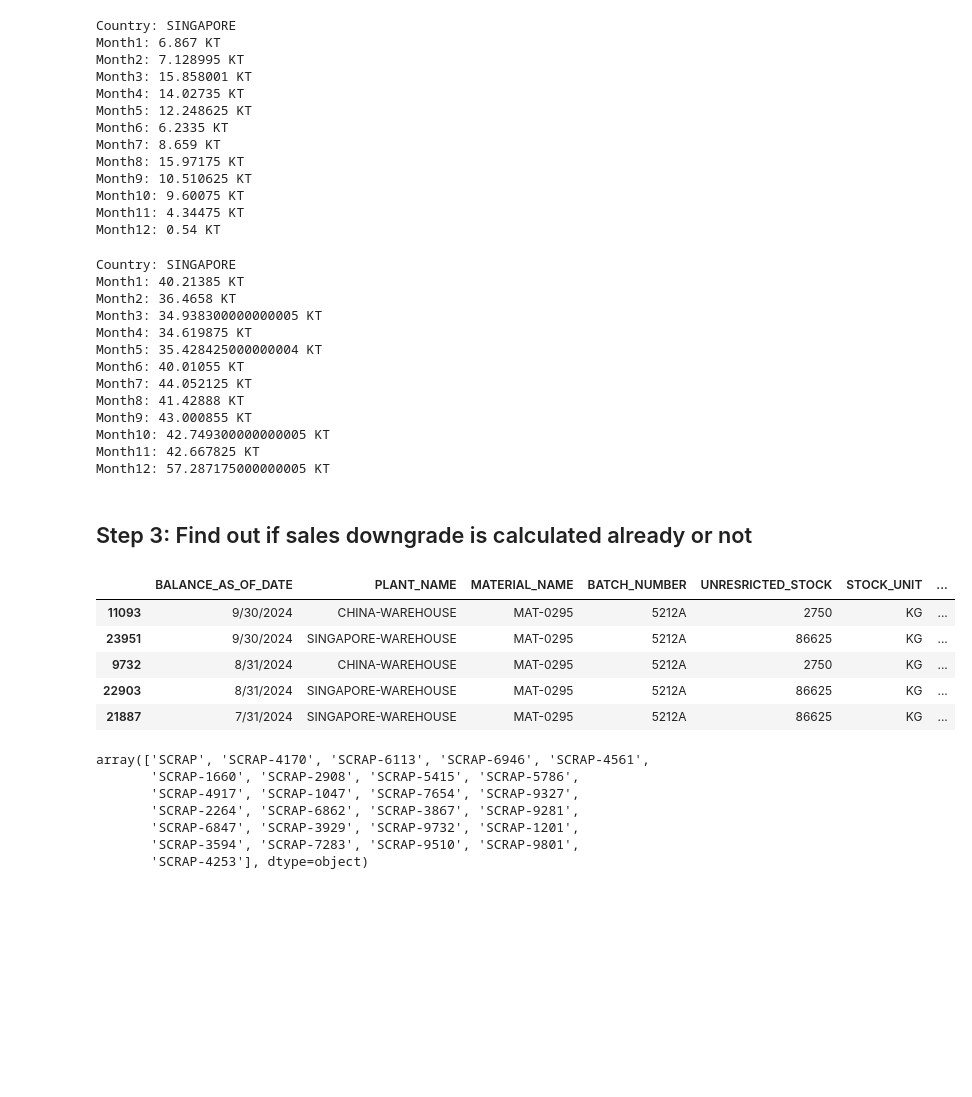
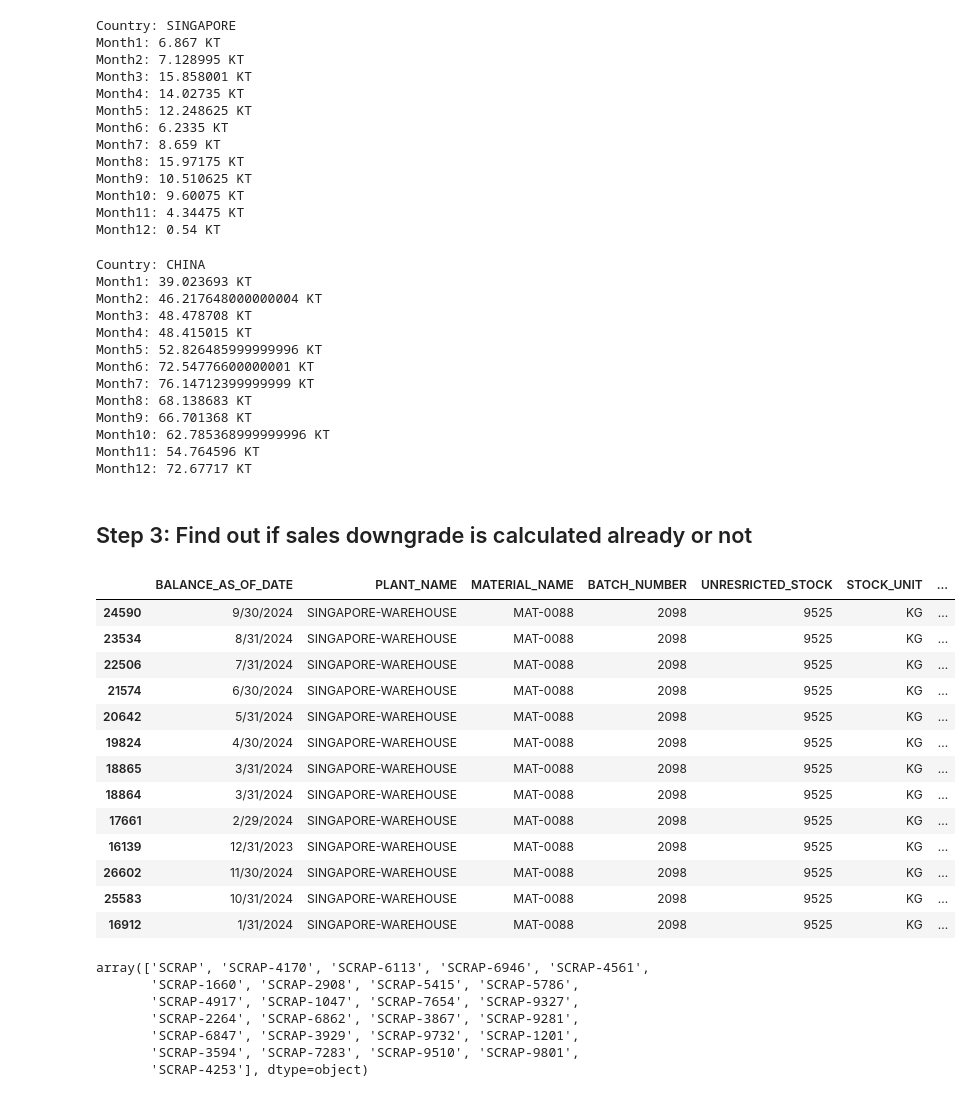
Before and after one commit to KatieMarsh/EM_Bootcathon2025, a Jupyter notebook: EDA.ipynb, the cells around one changed output. Saved outputs shown, nothing was run; the diff lists cells and outputs as text; code cells hidden in the pictures; blank space fills up the shorter version.

```diff
--- a/EDA.ipynb
+++ b/EDA.ipynb
@@ -57,7 +57,7 @@ print("\nMaterials :\n", material_master_df.duplicated().sum())
 print("\nOperation Costs :\n", operation_cost_df.duplicated().sum())
 print("\nOutbound :\n", outbound_df.duplicated().sum())
 # inbound_df = inbound_df.drop_duplicates()
-inventory_df = inventory_df.drop_duplicates()
+# inventory_df = inventory_df.drop_duplicates()
 # outbound_df = outbound_df.drop_duplicates()
 # %% [output]
 Inbound :
@@ -234,24 +234,24 @@ Month10: 9.60075 KT
 Month11: 4.34475 KT
 Month12: 0.54 KT
 # %%
-country = "SINGAPORE"
+country = "CHINA"
 print("Country: " + country)
 for i in range(12):
     filter_by_month(inventory_df, i+1, 2024, country, "UNRESRICTED_STOCK", divide_by=1000)
 # %% [output]
-Country: SINGAPORE
-Month1: 40.21385 KT
-Month2: 36.4658 KT
-Month3: 34.938300000000005 KT
-Month4: 34.619875 KT
-Month5: 35.428425000000004 KT
-Month6: 40.01055 KT
-Month7: 44.052125 KT
-Month8: 41.42888 KT
-Month9: 43.000855 KT
-Month10: 42.749300000000005 KT
-Month11: 42.667825 KT
-Month12: 57.287175000000005 KT
+Country: CHINA
+Month1: 39.023693 KT
+Month2: 46.217648000000004 KT
+Month3: 48.478708 KT
+Month4: 48.415015 KT
+Month5: 52.826485999999996 KT
+Month6: 72.54776600000001 KT
+Month7: 76.14712399999999 KT
+Month8: 68.138683 KT
+Month9: 66.701368 KT
+Month10: 62.785368999999996 KT
+Month11: 54.764596 KT
+Month12: 72.67717 KT
 # %%
 def inventory_filter_by_month(month_num, year, country):
     inbound_df['INBOUND_DATE'] = pd.to_datetime(inbound_df['INBOUND_DATE'], format='%Y/%m/%d', errors='coerce')
@@ -265,25 +265,33 @@ def inventory_filter_by_month(month_num, year, country):
 # %%
 # Merge datasets
 batch_merged_df = pd.merge(inventory_df, material_master_df, on='MATERIAL_NAME')
 # Filter out 'SCRAP' batches
 batch_merged_df = batch_merged_df[~batch_merged_df['BATCH_NUMBER'].str.contains('SCRAP', na=False)]
 # Filter for batch numbers that are in inventory for more than shelf life
 batch_counts = batch_merged_df['BATCH_NUMBER'].value_counts().rename('BATCH_COUNT')
 batch_merged_df = batch_merged_df.merge(batch_counts, left_on='BATCH_NUMBER', right_index=True)
 batch_filtered_df = batch_merged_df[batch_merged_df['BATCH_COUNT'] > batch_merged_df['SHELF_LIFE_IN_MONTH']]
 batch_filtered_df = batch_filtered_df.sort_values(by='BATCH_COUNT', ascending=False)
 # Divide sales value by quantity to get per MT
 batch_filtered_df['VALUE_PER_KG'] = batch_filtered_df['STOCK_SELL_VALUE'] / (batch_filtered_df['UNRESRICTED_STOCK'])
 batch_filtered_df = batch_filtered_df.sort_values(by='BALANCE_AS_OF_DATE', ascending=False)
 # Check the sales value for those items if they go down by the percentage
-batch_filtered_df[batch_filtered_df['BATCH_NUMBER'] == '5212A'].head()
+batch_filtered_df[batch_filtered_df['BATCH_NUMBER'] == '2098']
 # %% [output]
 |  | BALANCE_AS_OF_DATE | PLANT_NAME | MATERIAL_NAME | BATCH_NUMBER | UNRESRICTED_STOCK | STOCK_UNIT | ... |
-| 11093 | 9/30/2024 | CHINA-WAREHOUSE | MAT-0295 | 5212A | 2750 | KG | ... |
-| 23951 | 9/30/2024 | SINGAPORE-WAREHOUSE | MAT-0295 | 5212A | 86625 | KG | ... |
-| 9732 | 8/31/2024 | CHINA-WAREHOUSE | MAT-0295 | 5212A | 2750 | KG | ... |
-| 22903 | 8/31/2024 | SINGAPORE-WAREHOUSE | MAT-0295 | 5212A | 86625 | KG | ... |
-| 21887 | 7/31/2024 | SINGAPORE-WAREHOUSE | MAT-0295 | 5212A | 86625 | KG | ... |
+| 24590 | 9/30/2024 | SINGAPORE-WAREHOUSE | MAT-0088 | 2098 | 9525 | KG | ... |
+| 23534 | 8/31/2024 | SINGAPORE-WAREHOUSE | MAT-0088 | 2098 | 9525 | KG | ... |
+| 22506 | 7/31/2024 | SINGAPORE-WAREHOUSE | MAT-0088 | 2098 | 9525 | KG | ... |
+| 21574 | 6/30/2024 | SINGAPORE-WAREHOUSE | MAT-0088 | 2098 | 9525 | KG | ... |
+| 20642 | 5/31/2024 | SINGAPORE-WAREHOUSE | MAT-0088 | 2098 | 9525 | KG | ... |
+| 19824 | 4/30/2024 | SINGAPORE-WAREHOUSE | MAT-0088 | 2098 | 9525 | KG | ... |
+| 18865 | 3/31/2024 | SINGAPORE-WAREHOUSE | MAT-0088 | 2098 | 9525 | KG | ... |
+| 18864 | 3/31/2024 | SINGAPORE-WAREHOUSE | MAT-0088 | 2098 | 9525 | KG | ... |
+| 17661 | 2/29/2024 | SINGAPORE-WAREHOUSE | MAT-0088 | 2098 | 9525 | KG | ... |
+| 16139 | 12/31/2023 | SINGAPORE-WAREHOUSE | MAT-0088 | 2098 | 9525 | KG | ... |
+| 26602 | 11/30/2024 | SINGAPORE-WAREHOUSE | MAT-0088 | 2098 | 9525 | KG | ... |
+| 25583 | 10/31/2024 | SINGAPORE-WAREHOUSE | MAT-0088 | 2098 | 9525 | KG | ... |
+| 16912 | 1/31/2024 | SINGAPORE-WAREHOUSE | MAT-0088 | 2098 | 9525 | KG | ... |
 # %%
 # Scrap batches
 scrap_df = inventory_df[inventory_df['BATCH_NUMBER'].str.contains('SCRAP', na=False)]
```
Also changed, not shown: parts of 7 cells of this notebook, 2 other files.
